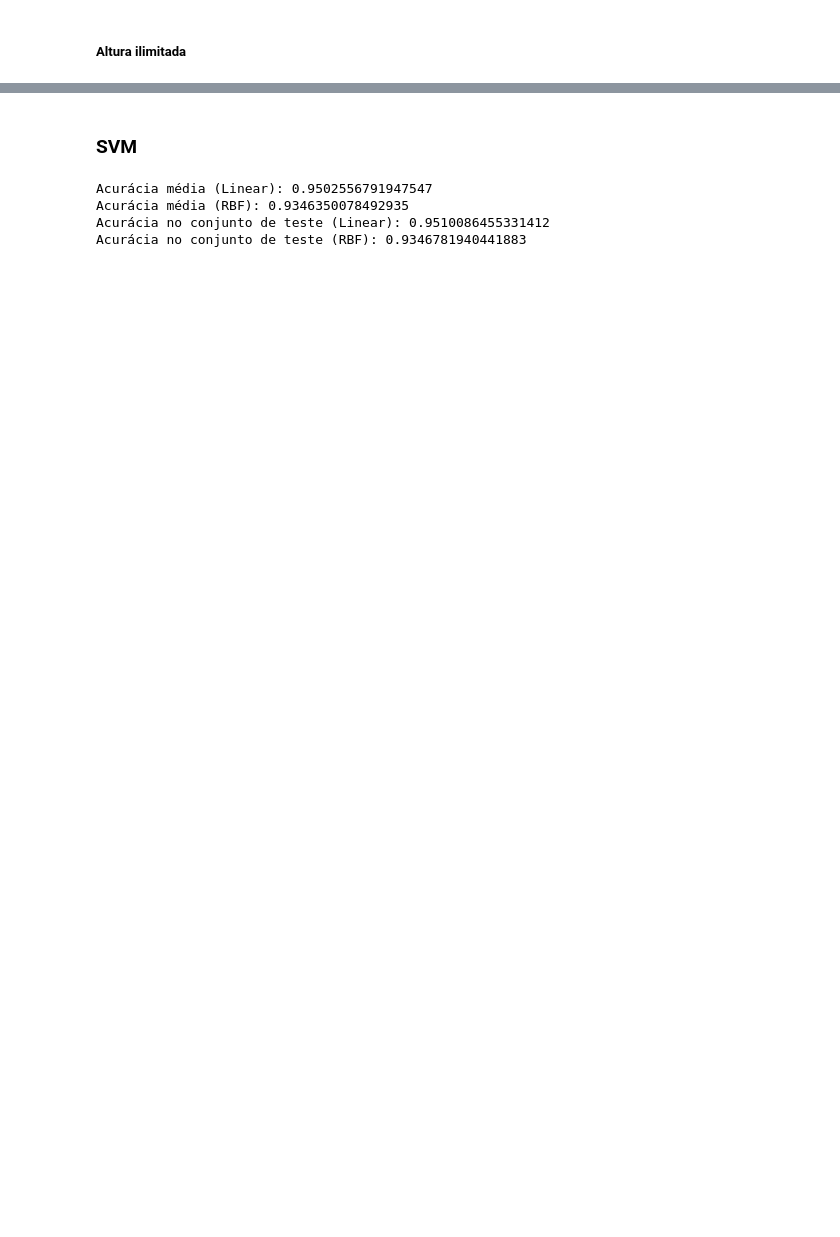
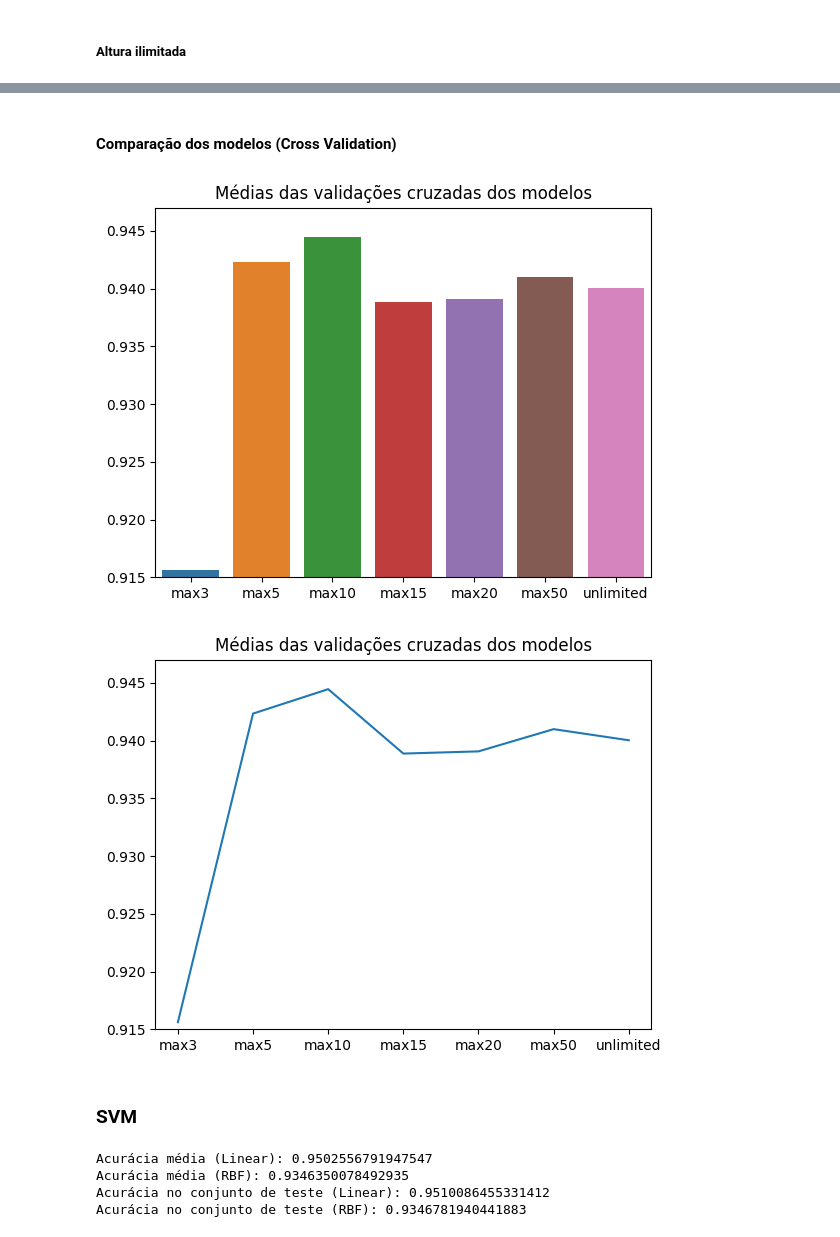
Before and after one commit to Academify/INF420-TP4, a Jupyter notebook: main.ipynb, the cells around one changed output, grey strips where cells are left out. Drawn from its saved outputs; the diff is of its cells as text; code cells hidden in the pictures; blank space fills up the shorter version.

```diff
--- a/main.ipynb
+++ b/main.ipynb
@@ -103,4 +123,7 @@ classifier.fit(X_train, y_train)
 y_pred = classifier.predict(X_test)
 accuracy15 = accuracy_score(y_test, y_pred)
 print('Acurácia:', accuracy15)
+
+scores15 = cross_val_score(classifier, X, y, cv=5)
+print('Cross Validation:', scores15.mean())
 # %% [output]
@@ -114,4 +138,7 @@ classifier.fit(X_train, y_train)
 y_pred = classifier.predict(X_test)
 accuracy20 = accuracy_score(y_test, y_pred)
 print('Acurácia:', accuracy20)
+
+scores20 = cross_val_score(classifier, X, y, cv=5)
+print('Cross Validation:', scores20.mean())
 # %% [output]
@@ -125,4 +153,7 @@ classifier.fit(X_train, y_train)
 y_pred = classifier.predict(X_test)
 accuracy50 = accuracy_score(y_test, y_pred)
 print('Acurácia:', accuracy50)
+
+scores50 = cross_val_score(classifier, X, y, cv=5)
+print('Cross Validation:', scores50.mean())
 # %% [output]
@@ -157,3 +193,20 @@ plt.show()
+# %% [markdown]
+#### Comparação dos modelos (Cross Validation)
+# %%
+xaxis = ['max3','max5', 'max10', 'max15', 'max20', 'max50', 'unlimited']
+yaxis = [scores3.mean(), scores5.mean(), scores10.mean(), scores15.mean(), scores20.mean(), scores50.mean(), scoresUnlimited.mean()]
+sns.barplot(x=xaxis, y=yaxis)
+plt.title('Médias das validações cruzadas dos modelos')
+plt.ylim(0.915, 0.947)
+plt.show()
+
+sns.lineplot(x=xaxis, y=yaxis)
+plt.title('Médias das validações cruzadas dos modelos')
+plt.ylim(0.915, 0.947)
+plt.show()
+# %% [output]
+[figure, added]
+[figure, added]
 # %% [markdown]
 ### SVM
 # %%
```
Also changed, not shown: parts of 28 cells of this notebook.
